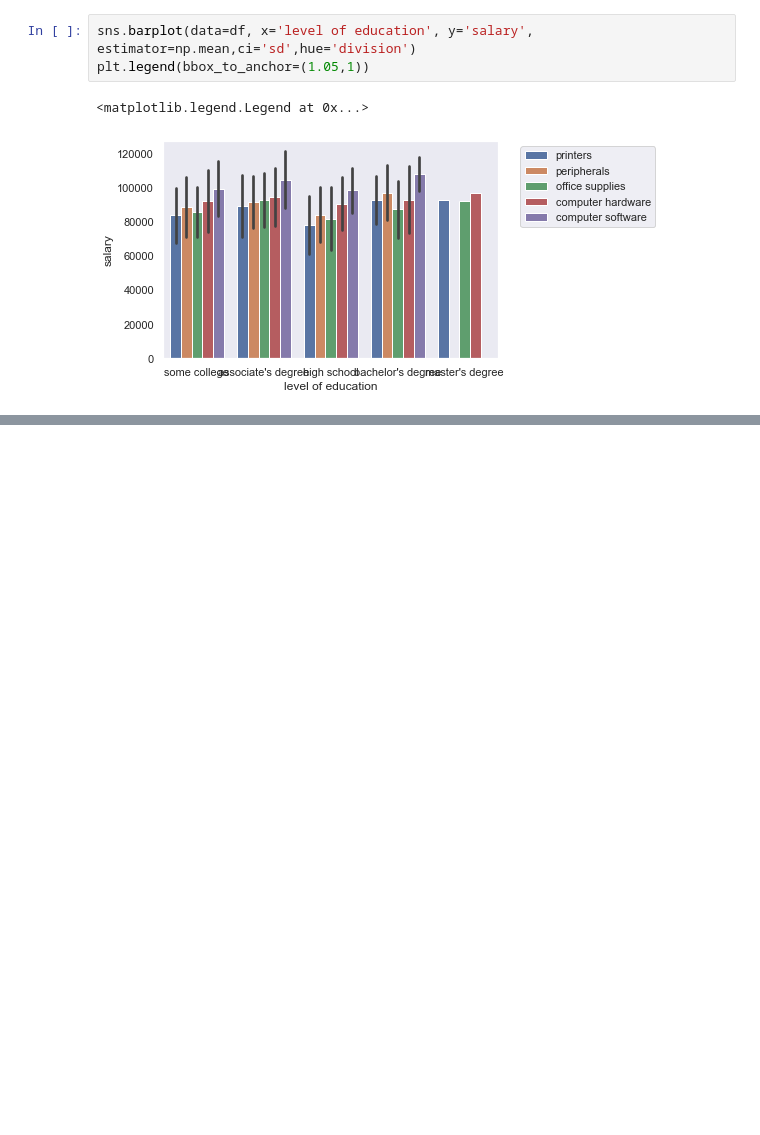
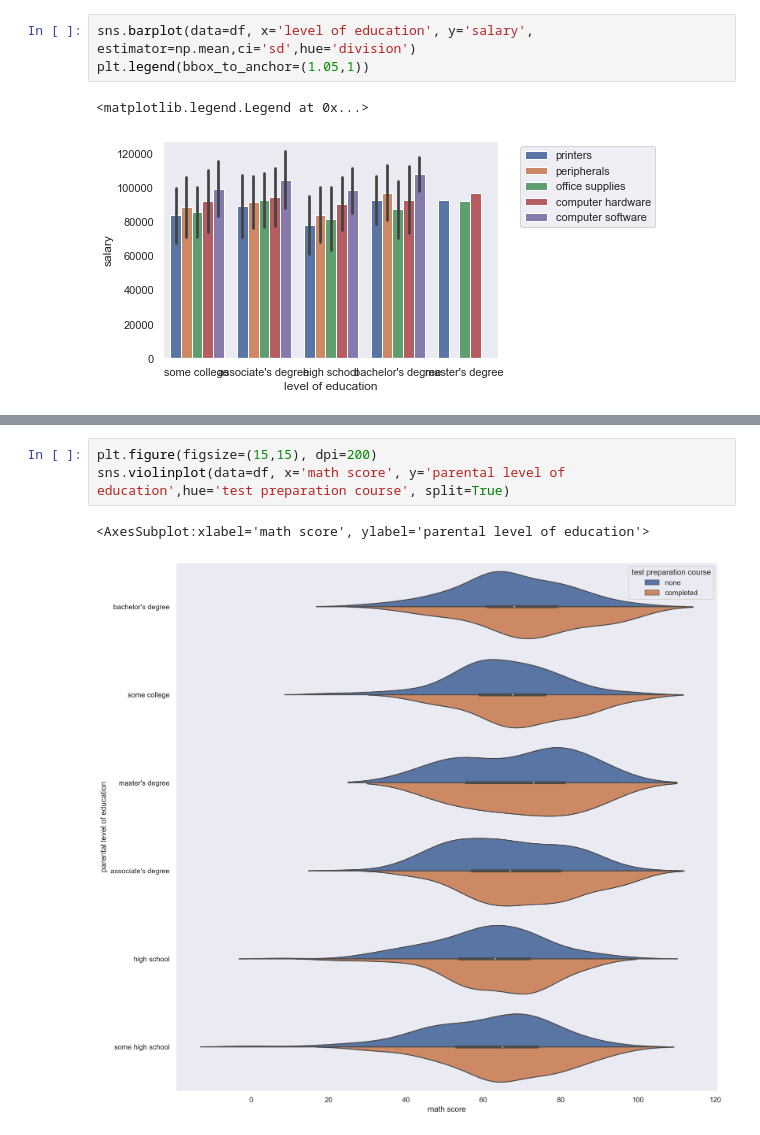
Before and after one commit to pawel9009/ML, a Jupyter notebook: notebooks/seaborn.ipynb, the cells around one changed output, grey strips where cells are left out. Cells and saved outputs as stored; diff of their text form; blank space fills up the shorter version.

```diff
--- a/notebooks/seaborn.ipynb
+++ b/notebooks/seaborn.ipynb
@@ -112,0 +134,6 @@ plt.legend(bbox_to_anchor=(1.05,1))
+# %%
+plt.figure(figsize=(15,15), dpi=200)
+sns.violinplot(data=df, x='math score', y='parental level of education',hue='test preparation course', split=True)
+# %% [output]
+<AxesSubplot:xlabel='math score', ylabel='parental level of education'>
+[figure, added]
```
Also changed, not shown: parts of 33 cells of this notebook.
